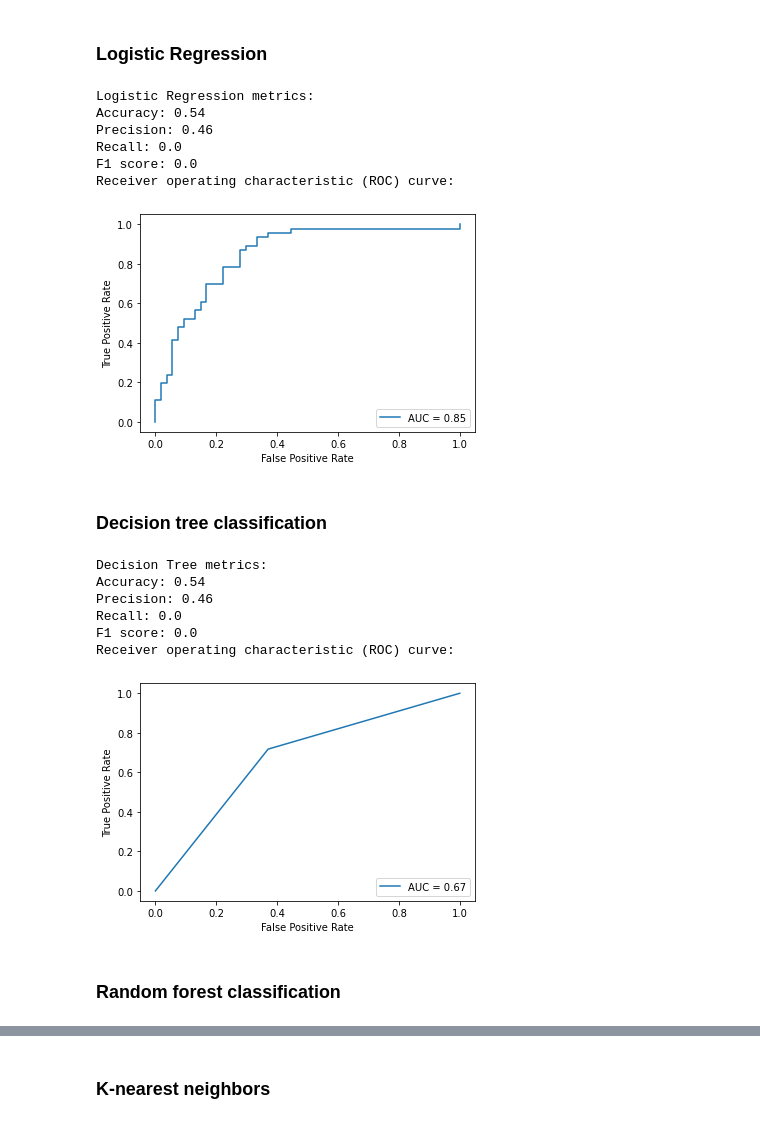
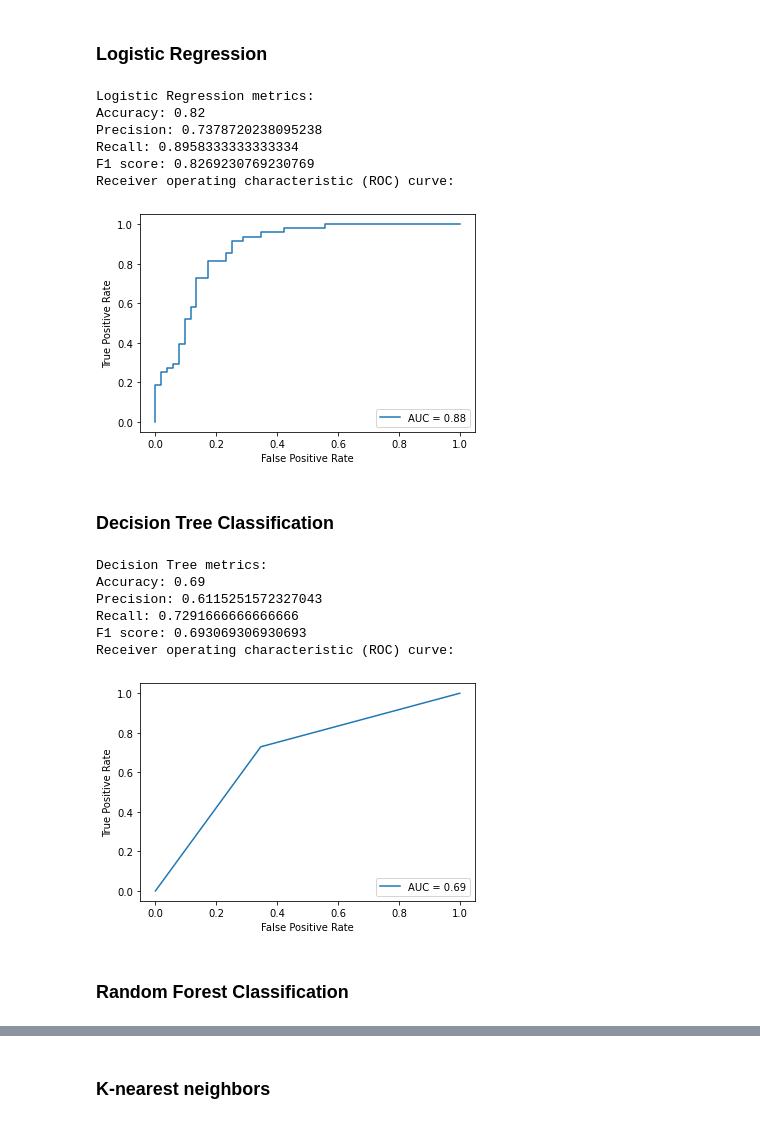
Before and after one commit to bearkillerPT/DataMining, a Jupyter notebook: DataMiningProject.ipynb, the cells around one changed output, grey strips where cells are left out. Drawn from its saved outputs; the diff is of its cells as text; code cells hidden in the pictures.

```diff
--- a/DataMiningProject.ipynb
+++ b/DataMiningProject.ipynb
@@ -130,33 +130,33 @@ def show_roc_curve(cls, x_test, y_test):
 ### Logistic Regression
 # %%
 logistic_classifier = LogisticRegression(max_iter=1000).fit(x_train, y_train)
-prediction = logistic_classifier.predict(scaler.fit_transform(x_test))
+prediction = logistic_classifier.predict(x_test)
 print_stats("Logistic Regression", y_test, prediction)
 show_roc_curve(logistic_classifier, x_test, y_test)
 # %% [output]
 Logistic Regression metrics:
-Accuracy: 0.54
-Precision: 0.46
-Recall: 0.0
-F1 score: 0.0
+Accuracy: 0.82
+Precision: 0.7378720238095238
+Recall: 0.8958333333333334
+F1 score: 0.8269230769230769
 Receiver operating characteristic (ROC) curve:
-[figure, old version]
+[figure, new version]
 # %% [markdown]
-### Decision tree classification
+### Decision Tree Classification
 # %%
 decision_tree_cls = tree.DecisionTreeClassifier().fit(x_train, y_train)
-prediction = decision_tree_cls.predict(scaler.fit_transform(x_test))
+prediction = decision_tree_cls.predict(x_test)
 print_stats("Decision Tree", y_test, prediction)
 show_roc_curve(decision_tree_cls, x_test, y_test)
 # %% [output]
 Decision Tree metrics:
-Accuracy: 0.54
-Precision: 0.46
-Recall: 0.0
-F1 score: 0.0
+Accuracy: 0.69
+Precision: 0.6115251572327043
+Recall: 0.7291666666666666
+F1 score: 0.693069306930693
 Receiver operating characteristic (ROC) curve:
-[figure, old version]
+[figure, new version]
 # %% [markdown]
-### Random forest classification
+### Random Forest Classification
 # %%
 random_forest_cls = RandomForestClassifier().fit(x_train, y_train)
```
Also changed, not shown: parts of 10 cells of this notebook.
